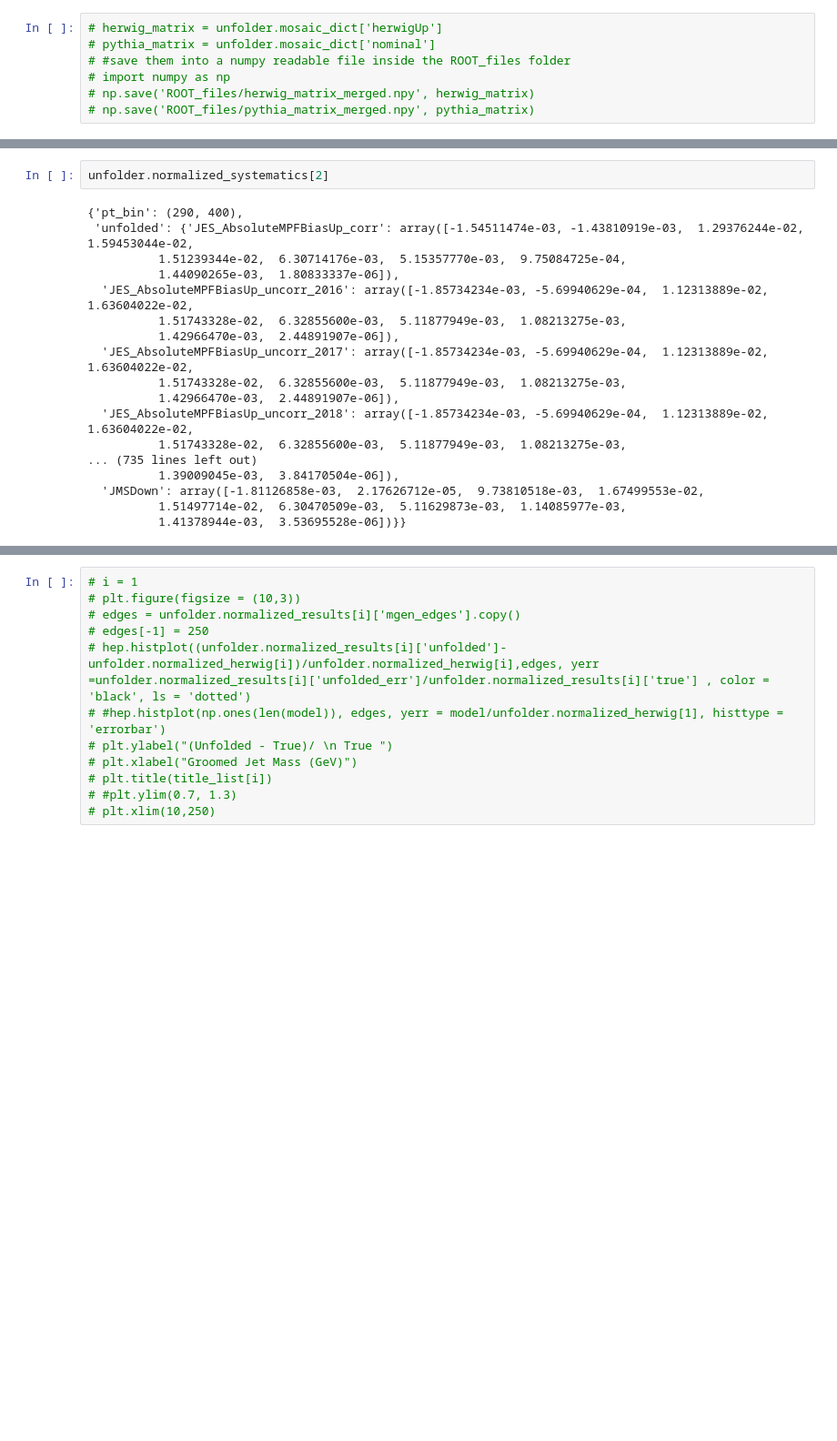
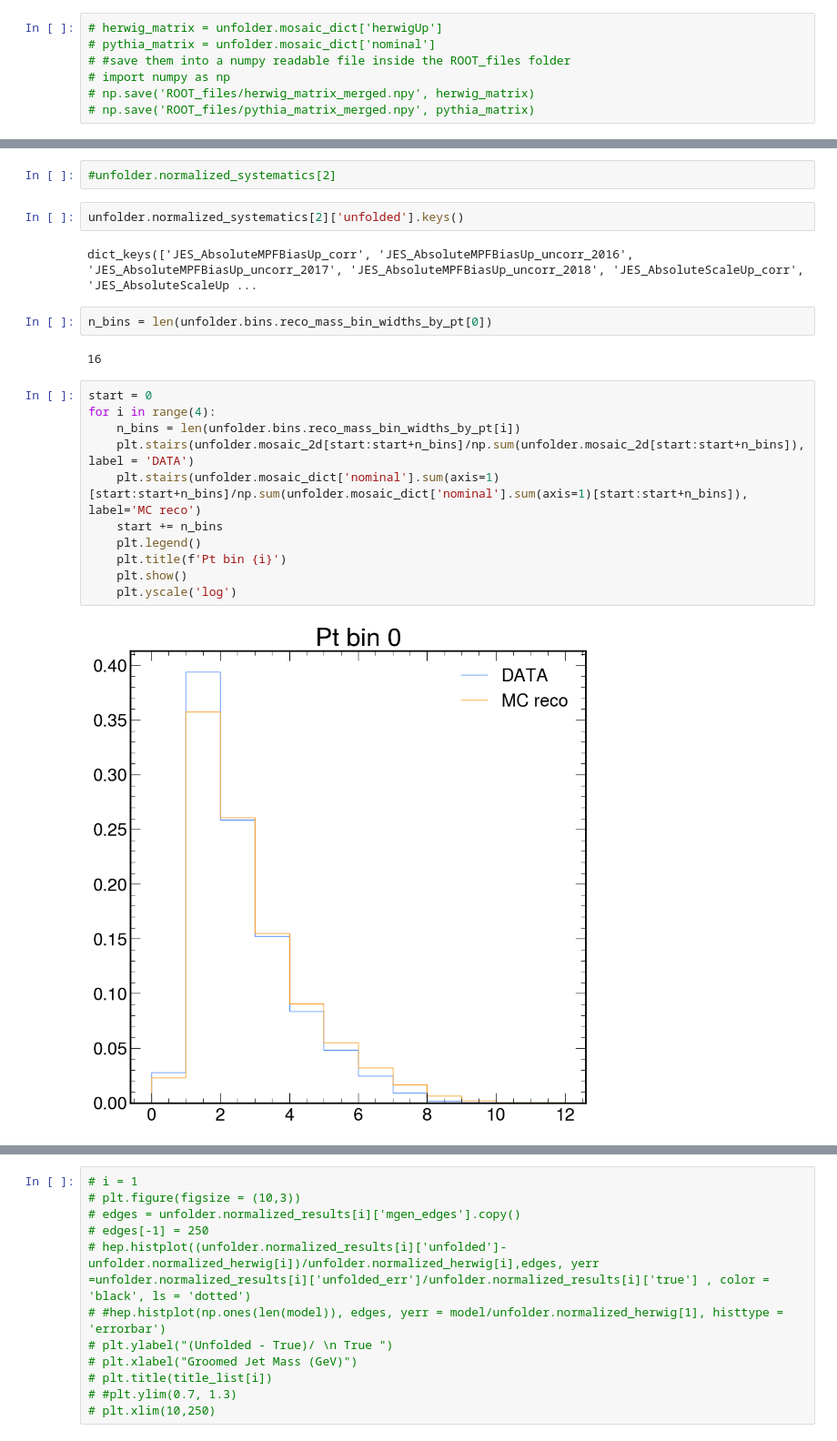
Before and after one commit to mandalaritra1/unfold, a Jupyter notebook: notebooks/unfolder_v4.ipynb, the cells around one changed output, grey strips where cells are left out. Shown at 91% size. Drawn from its saved outputs; the diff is of its cells as text; blank space fills up the shorter version.

```diff
--- a/notebooks/unfolder_v4.ipynb
+++ b/notebooks/unfolder_v4.ipynb
@@ -90,20 +92,23 @@ unfolder.plot_unfolded()
 # %%
-unfolder.normalized_systematics[2]
+#unfolder.normalized_systematics[2]
-# %% [output]
-{'pt_bin': (290, 400),
- 'unfolded': {'JES_AbsoluteMPFBiasUp_corr': array([-1.54511474e-03, -1.43810919e-03,  1.29376244e-02,  1.59453044e-02,
-          1.51239344e-02,  6.30714176e-03,  5.15357770e-03,  9.75084725e-04,
-          1.44090265e-03,  1.80833337e-06]),
-  'JES_AbsoluteMPFBiasUp_uncorr_2016': array([-1.85734234e-03, -5.69940629e-04,  1.12313889e-02,  1.63604022e-02,
-          1.51743328e-02,  6.32855600e-03,  5.11877949e-03,  1.08213275e-03,
-          1.42966470e-03,  2.44891907e-06]),
-  'JES_AbsoluteMPFBiasUp_uncorr_2017': array([-1.85734234e-03, -5.69940629e-04,  1.12313889e-02,  1.63604022e-02,
-          1.51743328e-02,  6.32855600e-03,  5.11877949e-03,  1.08213275e-03,
-          1.42966470e-03,  2.44891907e-06]),
-  'JES_AbsoluteMPFBiasUp_uncorr_2018': array([-1.85734234e-03, -5.69940629e-04,  1.12313889e-02,  1.63604022e-02,
-          1.51743328e-02,  6.32855600e-03,  5.11877949e-03,  1.08213275e-03,
-... (735 lines left out)
-          1.39009045e-03,  3.84170504e-06]),
-  'JMSDown': array([-1.81126858e-03,  2.17626712e-05,  9.73810518e-03,  1.67499553e-02,
-          1.51497714e-02,  6.30470509e-03,  5.11629873e-03,  1.14085977e-03,
-          1.41378944e-03,  3.53695528e-06])}}
+# %%
+unfolder.normalized_systematics[2]['unfolded'].keys()
+# %% [output]
+dict_keys(['JES_AbsoluteMPFBiasUp_corr', 'JES_AbsoluteMPFBiasUp_uncorr_2016', 'JES_AbsoluteMPFBiasUp_uncorr_2017', 'JES_AbsoluteMPFBiasUp_uncorr_2018', 'JES_AbsoluteScaleUp_corr', 'JES_AbsoluteScaleUp ...
+# %%
+n_bins = len(unfolder.bins.reco_mass_bin_widths_by_pt[0])
+# %% [output]
+16
+# %%
+start = 0
+for i in range(4):
+    n_bins = len(unfolder.bins.reco_mass_bin_widths_by_pt[i])
+    plt.stairs(unfolder.mosaic_2d[start:start+n_bins]/np.sum(unfolder.mosaic_2d[start:start+n_bins]), label = 'DATA')
+    plt.stairs(unfolder.mosaic_dict['nominal'].sum(axis=1)[start:start+n_bins]/np.sum(unfolder.mosaic_dict['nominal'].sum(axis=1)[start:start+n_bins]), label='MC reco')
+    start += n_bins
+    plt.legend()
+    plt.title(f'Pt bin {i}')
+    plt.show()
+    plt.yscale('log')
+# %% [output]
+[figure, added]
```
Also changed, not shown: parts of 12 cells of this notebook, 7 other files.
